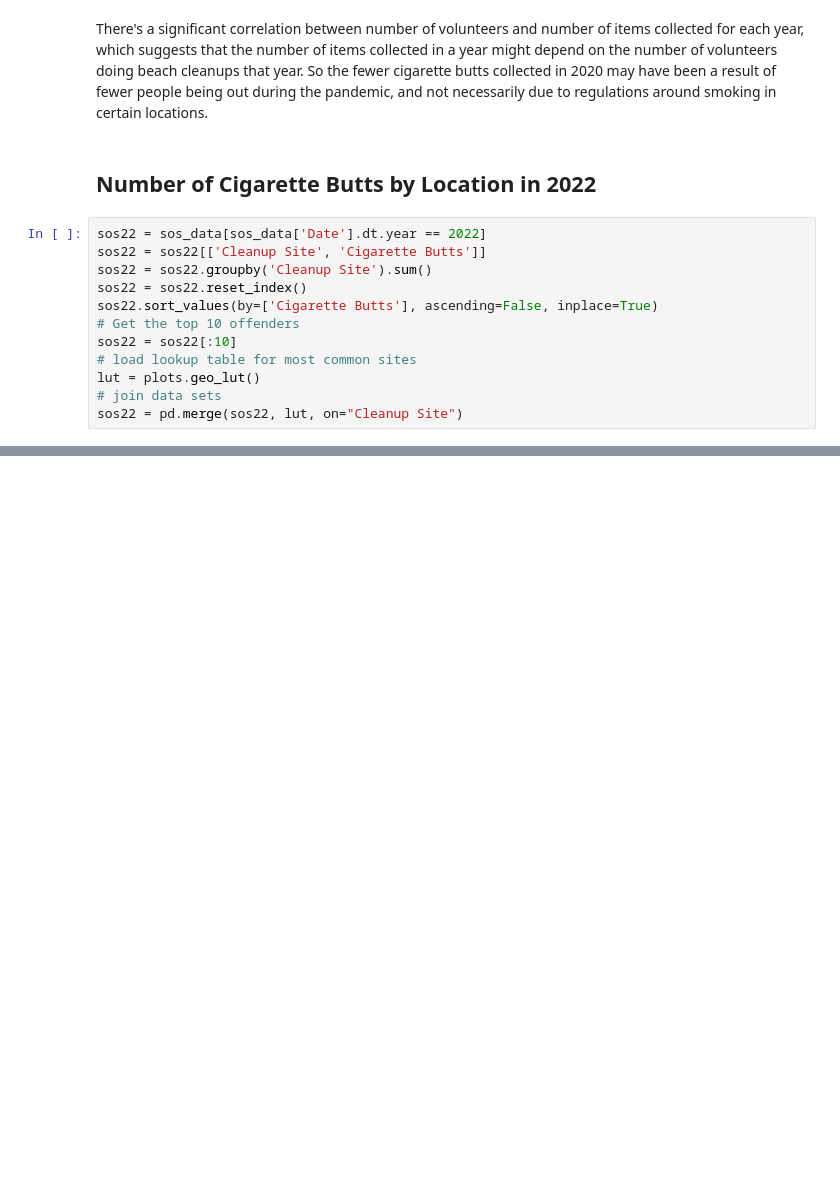
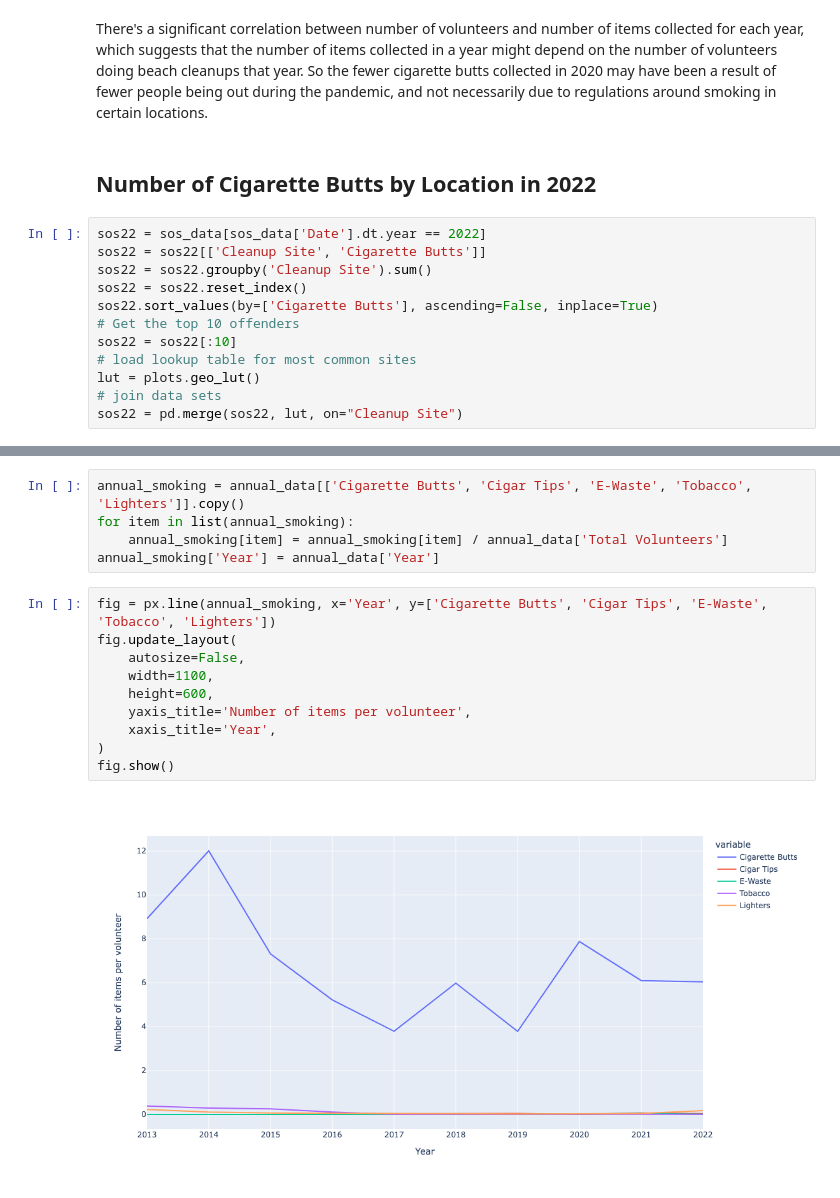
Before and after one commit to jennyfolkesson/saveOurShores, a Jupyter notebook: SOS_cleanup_data.ipynb, the cells around one changed output, grey strips where cells are left out. Drawn from its saved outputs; the diff is of its cells as text; blank space fills up the shorter version.

Commit message:
changed map plot, added longitudinal smoking

```diff
--- a/SOS_cleanup_data.ipynb
+++ b/SOS_cleanup_data.ipynb
@@ -277,0 +282,17 @@ The circles (in fuchsia) are centered on the cleanup site, and the size of the c
+# %%
+annual_smoking = annual_data[['Cigarette Butts', 'Cigar Tips', 'E-Waste', 'Tobacco', 'Lighters']].copy()
+for item in list(annual_smoking):
+    annual_smoking[item] = annual_smoking[item] / annual_data['Total Volunteers']
+annual_smoking['Year'] = annual_data['Year']
+# %%
+fig = px.line(annual_smoking, x='Year', y=['Cigarette Butts', 'Cigar Tips', 'E-Waste', 'Tobacco', 'Lighters'])
+fig.update_layout(
+    autosize=False,
+    width=1100,
+    height=600,
+    yaxis_title='Number of items per volunteer',
+    xaxis_title='Year',
+)
+fig.show()
+# %% [output]
+[figure, added]
```
Also changed, not shown: parts of 12 cells of this notebook, 2 other files.
